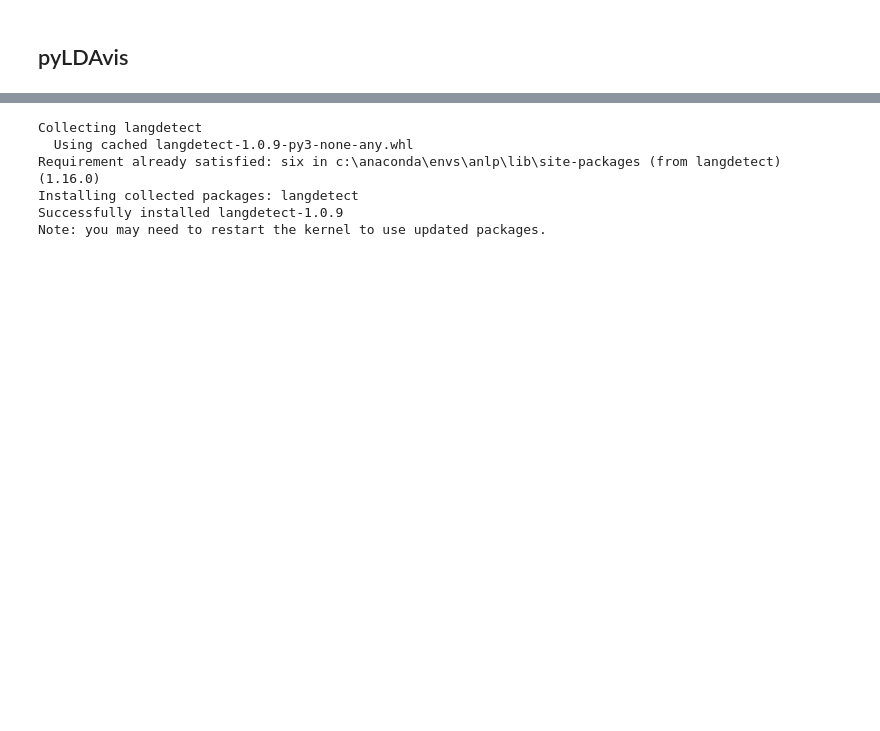
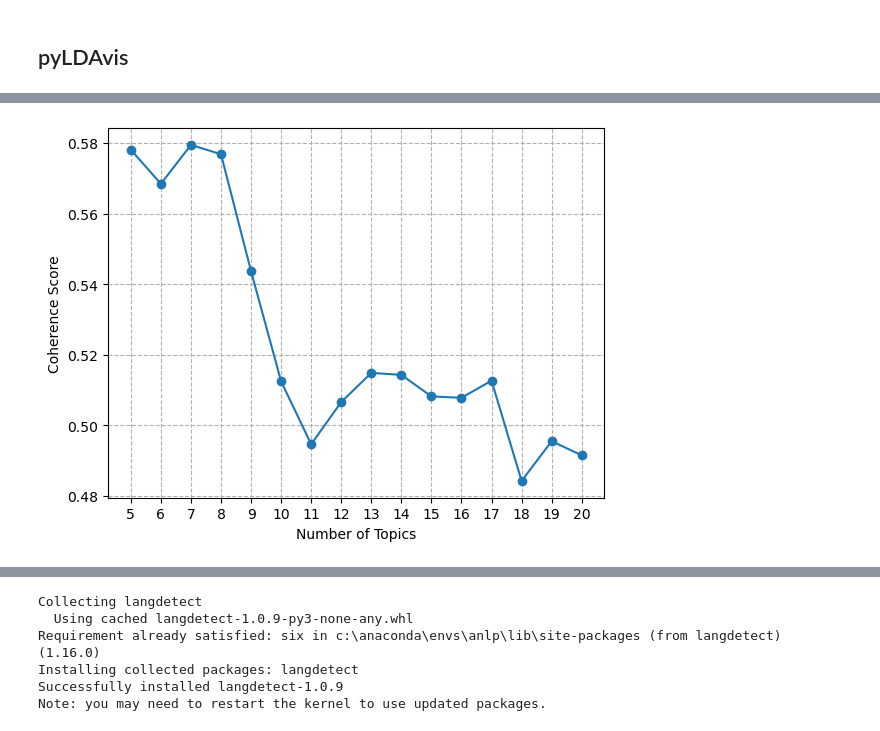
Before and after one commit to XShawn1/Bayes_ARP_Abarth_1, a Jupyter notebook: Alvis-ARP-Abarth1.ipynb, the cells around one changed output, grey strips where cells are left out. Drawn from its saved outputs; the diff is of its cells as text; code cells hidden in the pictures; blank space fills up the shorter version.

```diff
--- a/Alvis-ARP-Abarth1.ipynb
+++ b/Alvis-ARP-Abarth1.ipynb
@@ -528,0 +495,28 @@ pyLDAvis.display(prepared_data)
+# %%
+# put all to-be-removed words in a list (top 10 most frequent words + several other)
+# remove those words from the token list
+# convert the data into gensim lda model required format
+most_frequent_wordsB = [x[0] for x in dictionaryB.most_common(10)]
+tkns_remove_topB = [[tkn for tkn in texts if tkn not in most_frequent_wordsB] for texts in bigram_tknsB]
+dictionary1B = Dictionary(tkns_remove_topB)
+corpus1B = [dictionary1B.doc2bow(text) for text in tkns_remove_topB]
+
+# calculate the cohenrence scores for models of diff number of topics
+coh_scoresB = []
+for num_topics in tqdm(np.arange(5,21)):
+    # lda topic modelling
+    lda_model = LdaModel(
+        corpus=corpus1B, num_topics=num_topics, id2word=dictionary1B, random_state=123)
+    # model to get the coherence score
+    coherence_model_lda = CoherenceModel(
+        model=lda_model, texts=tkns_remove_topB, dictionary=dictionary1B, coherence='c_v')
+    coh_scoresB.append(coherence_model_lda.get_coherence())
+
+# plot coherence score VS number of topics
+plt.plot(np.arange(5,21), coh_scoresB, marker="o")
+plt.ylabel("Coherence Score")
+plt.xlabel("Number of Topics")
+plt.xticks(np.arange(5,21))
+plt.grid(True, ls="--")
+# %% [output]
+[figure, added]
```
Also changed, not shown: parts of 62 cells of this notebook.
